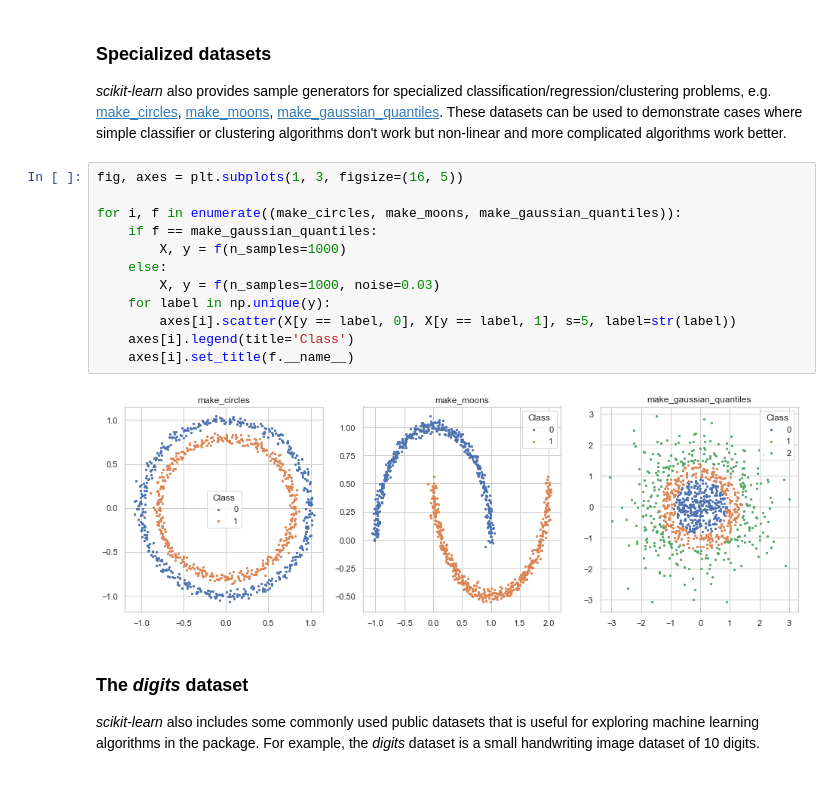
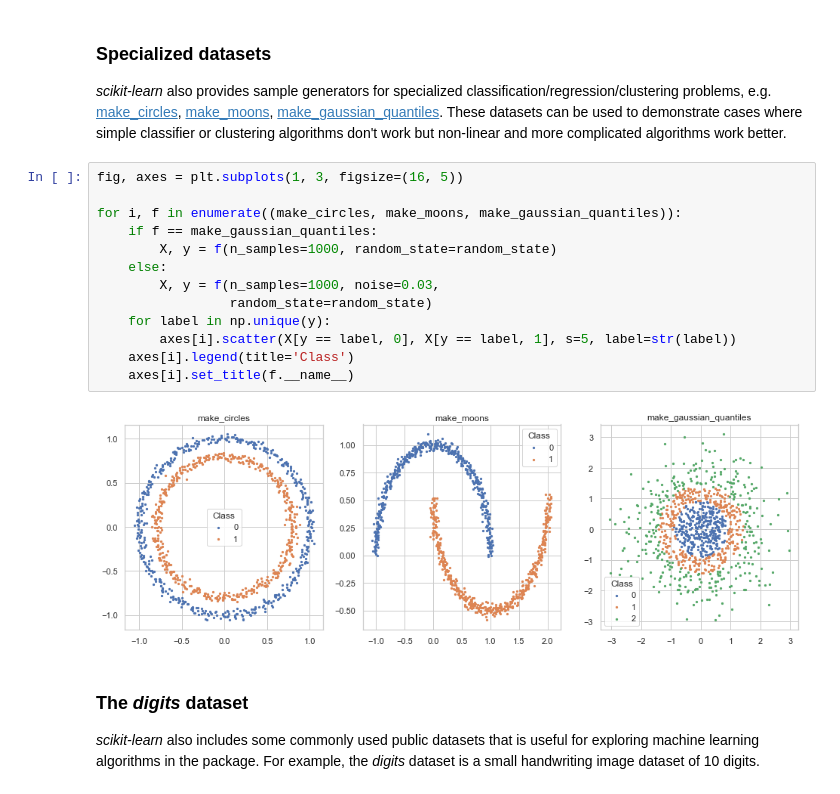
Before and after one commit to sherkinglee/training_book, a Jupyter notebook: part-iii.-advanced-bioinfo-analyses/1.machine-learning-basics.ipynb, the cells around one changed output. Saved outputs shown, nothing was run; the diff lists cells and outputs as text.

```diff
--- a/part-iii.-advanced-bioinfo-analyses/1.machine-learning-basics.ipynb
+++ b/part-iii.-advanced-bioinfo-analyses/1.machine-learning-basics.ipynb
@@ -167,17 +171,18 @@ non-linear and more complicated algorithms work better.
 # %%
 fig, axes = plt.subplots(1, 3, figsize=(16, 5))
 
 for i, f in enumerate((make_circles, make_moons, make_gaussian_quantiles)):
     if f == make_gaussian_quantiles:
-        X, y = f(n_samples=1000)
+        X, y = f(n_samples=1000, random_state=random_state)
     else:
-        X, y = f(n_samples=1000, noise=0.03)
+        X, y = f(n_samples=1000, noise=0.03,
+                 random_state=random_state)
     for label in np.unique(y):
         axes[i].scatter(X[y == label, 0], X[y == label, 1], s=5, label=str(label))
     axes[i].legend(title='Class')
     axes[i].set_title(f.__name__)
 # %% [output]
-[figure, old version]
+[figure, new version]
 # %% [markdown]
 ### The *digits* dataset
 
```
Also changed, not shown: parts of 21 cells of this notebook, 27 other files.
